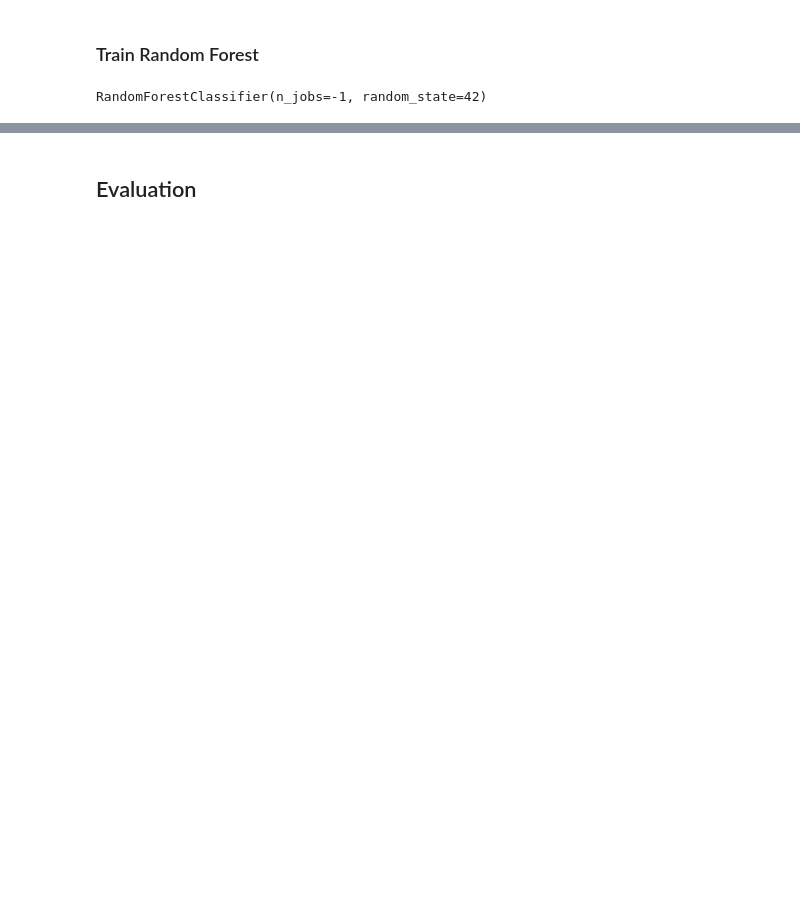
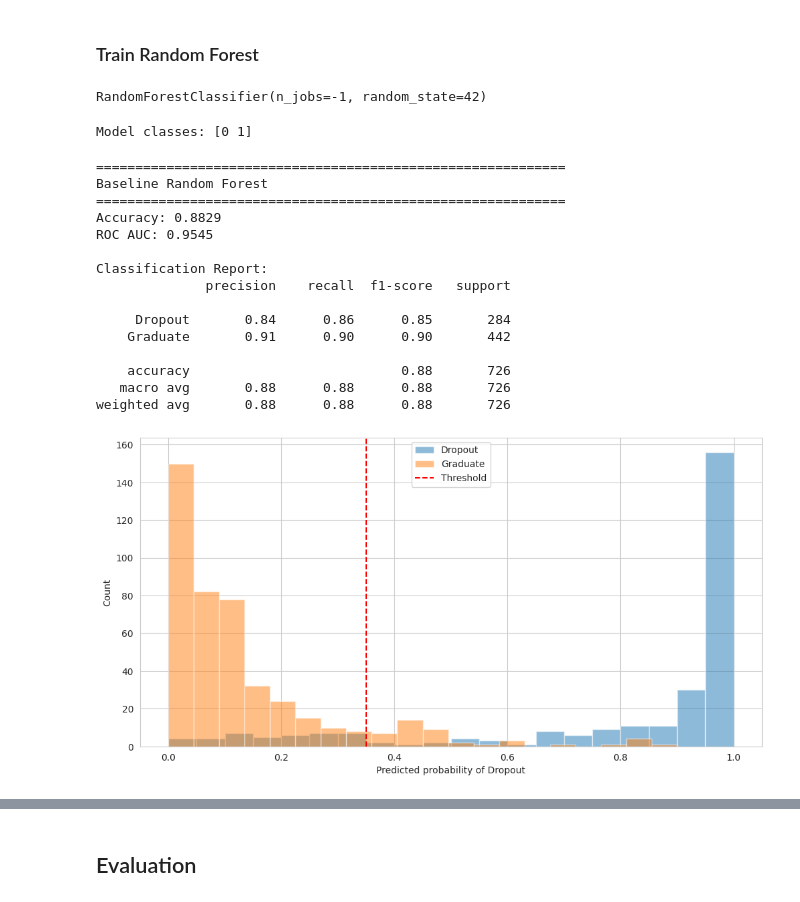
Before and after one commit to lrnArs/dicoding-dt-student-performance, a Jupyter notebook: notebook.ipynb, the cells around one changed output, grey strips where cells are left out. Drawn from its saved outputs; the diff is of its cells as text; code cells hidden in the pictures; blank space fills up the shorter version.

```diff
--- a/notebook.ipynb
+++ b/notebook.ipynb
@@ -312,0 +367,4 @@ Name: proportion, dtype: float64
+# %%
+#Split Data
+X = df_model_eng.drop(columns=['Status', 'Status_encoded'])
+y = df_model_eng['Status_encoded']
@@ -323 +450,45 @@ y_proba_base = rf_base.predict_proba(X_test_capped)
+# %%
+y_pred_base = rf_base.predict(X_test)
+y_proba_base = rf_base.predict_proba(X_test)[:, 0]  # probability of Drop Out
+threshold = 0.35
+y_pred_base = np.where(y_proba_base >= threshold, 0, 1)
+# %%
+print("Model classes:", rf_base.classes_)
+# %% [output]
+Model classes: [0 1]
+# %%
+#Base Model Evaluation
+print("\n" + "="*60)
+print("Baseline Random Forest")
+print("="*60)
+print("Accuracy: {:.4f}".format((y_pred_base == y_test).mean()))
+print("ROC AUC: {:.4f}".format(roc_auc_score(y_test == 0, y_proba_base))) # Fixed TypeError: pos_label=0 was problematic
+print("\nClassification Report:")
+print(classification_report(y_test, y_pred_base, target_names=['Dropout', 'Graduate']))
+
+#display
+plt.hist(y_proba_base[y_test==0], bins=20, alpha=0.5, label='Dropout')
+plt.hist(y_proba_base[y_test==1], bins=20, alpha=0.5, label='Graduate')
+plt.axvline(threshold, color='red', linestyle='--', label='Threshold')
+plt.xlabel('Predicted probability of Dropout') # Label is consistent with y_proba_base being prob of Dropout
+plt.ylabel('Count')
+plt.legend()
+plt.show()
+# %% [output]
+============================================================
+Baseline Random Forest
+============================================================
+Accuracy: 0.8829
+ROC AUC: 0.9545
+
+Classification Report:
+              precision    recall  f1-score   support
+
+     Dropout       0.84      0.86      0.85       284
+    Graduate       0.91      0.90      0.90       442
+
+    accuracy                           0.88       726
+   macro avg       0.88      0.88      0.88       726
+weighted avg       0.88      0.88      0.88       726
+[figure, added]
 # %%
```
Also changed, not shown: parts of 62 cells of this notebook, 10 other files.
